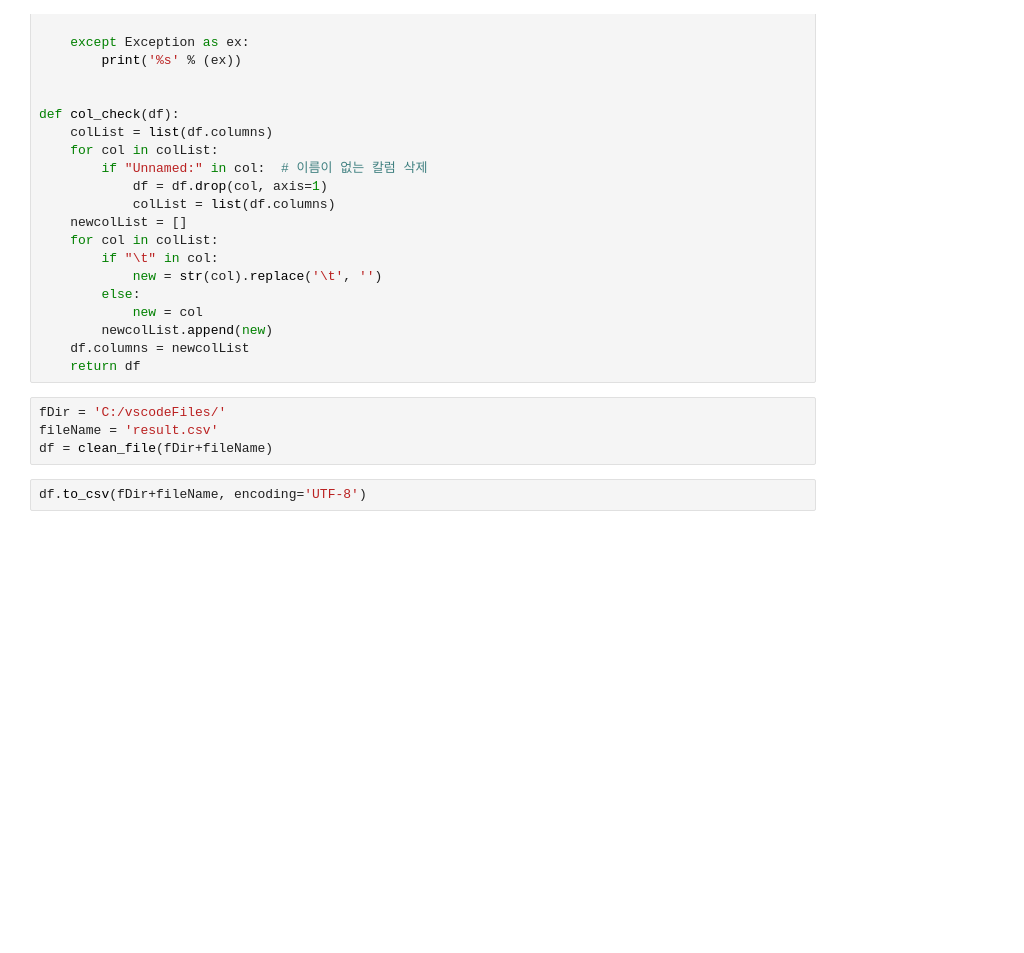
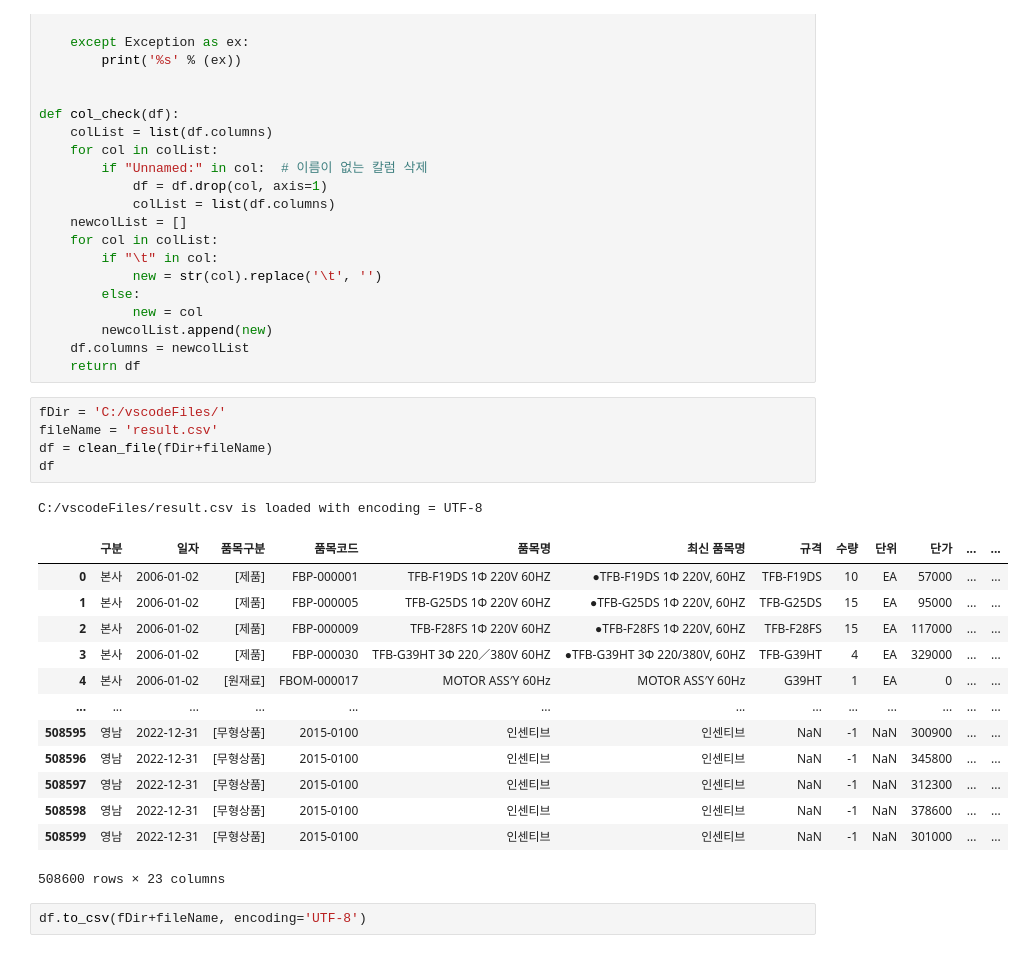
Before and after one commit to se2p00/vscode, a Jupyter notebook: pandas_prac.ipynb, the cells around one changed output. Cells and saved outputs as stored; diff of their text form; blank space fills up the shorter version.

Commit message:
create table

```diff
--- a/pandas_prac.ipynb
+++ b/pandas_prac.ipynb
@@ -56,7 +56,23 @@ def col_check(df):
 # %%
 fDir = 'C:/vscodeFiles/'
 fileName = 'result.csv'
 df = clean_file(fDir+fileName)
+df
+# %% [output]
+C:/vscodeFiles/result.csv is loaded with encoding = UTF-8
+|  | 구분 | 일자 | 품목구분 | 품목코드 | 품목명 | 최신 품목명 | 규격 | 수량 | 단위 | 단가 | ... | ... |
+| 0 | 본사 | 2006-01-02 | [제품] | FBP-000001 | TFB-F19DS 1Φ 220V 60HZ | ●TFB-F19DS 1Φ 220V, 60HZ | TFB-F19DS | 10 | EA | 57000 | ... | ... |
+| 1 | 본사 | 2006-01-02 | [제품] | FBP-000005 | TFB-G25DS 1Φ 220V 60HZ | ●TFB-G25DS 1Φ 220V, 60HZ | TFB-G25DS | 15 | EA | 95000 | ... | ... |
+| 2 | 본사 | 2006-01-02 | [제품] | FBP-000009 | TFB-F28FS 1Φ 220V 60HZ | ●TFB-F28FS 1Φ 220V, 60HZ | TFB-F28FS | 15 | EA | 117000 | ... | ... |
+| 3 | 본사 | 2006-01-02 | [제품] | FBP-000030 | TFB-G39HT 3Φ 220／380V 60HZ | ●TFB-G39HT 3Φ 220/380V, 60HZ | TFB-G39HT | 4 | EA | 329000 | ... | ... |
+| 4 | 본사 | 2006-01-02 | [원재료] | FBOM-000017 | MOTOR ASS′Y 60Hz | MOTOR ASS′Y 60Hz | G39HT | 1 | EA | 0 | ... | ... |
+| ... | ... | ... | ... | ... | ... | ... | ... | ... | ... | ... | ... | ... |
+| 508595 | 영남 | 2022-12-31 | [무형상품] | 2015-0100 | 인센티브 | 인센티브 | NaN | -1 | NaN | 300900 | ... | ... |
+| 508596 | 영남 | 2022-12-31 | [무형상품] | 2015-0100 | 인센티브 | 인센티브 | NaN | -1 | NaN | 345800 | ... | ... |
+| 508597 | 영남 | 2022-12-31 | [무형상품] | 2015-0100 | 인센티브 | 인센티브 | NaN | -1 | NaN | 312300 | ... | ... |
+| 508598 | 영남 | 2022-12-31 | [무형상품] | 2015-0100 | 인센티브 | 인센티브 | NaN | -1 | NaN | 378600 | ... | ... |
+| 508599 | 영남 | 2022-12-31 | [무형상품] | 2015-0100 | 인센티브 | 인센티브 | NaN | -1 | NaN | 301000 | ... | ... |
+508600 rows × 23 columns
 # %%
 df.to_csv(fDir+fileName, encoding='UTF-8')
 # %%
```
Also changed, not shown: parts of 2 cells of this notebook, 1 other file.
